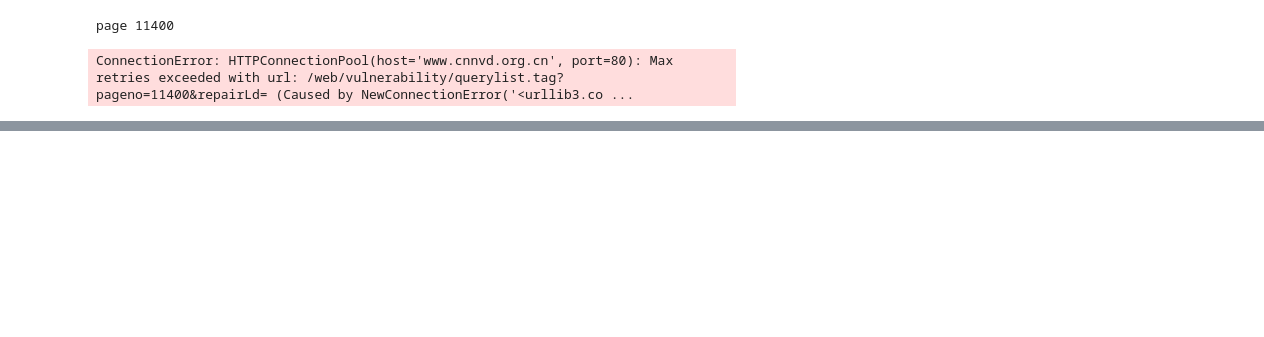
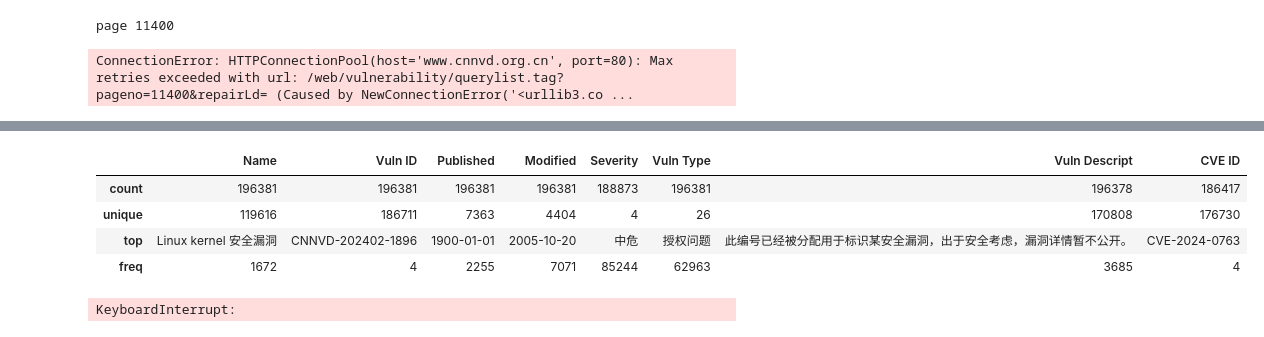
Before and after one commit to aissa302/ES-vuln-classifier, a Jupyter notebook: notbooks/cnnvd-parser.ipynb, the cells around one changed output, grey strips where cells are left out. Saved outputs shown, nothing was run; the diff lists cells and outputs as text; code cells hidden in the pictures; blank space fills up the shorter version.

Commit message:
added translation for CNNVD

```diff
--- a/notbooks/cnnvd-parser.ipynb
+++ b/notbooks/cnnvd-parser.ipynb
@@ -250,0 +253,15 @@ with open(output_file, 'w', encoding='utf-8') as file:
+# %%
+import pandas as pd
+from tqdm import tqdm
+import os
+
+# CNNVD CSV files Path
+cnnvd_csv_path = '../data/cnnvd-data/cnnvd_csv_files/'
+
+# Load and concatenate all CSV files
+for filename in tqdm(os.listdir(cnnvd_csv_path)):
+    if filename.endswith('.csv'):
+        if not 'cnnvd' in locals():
+            cnnvd = pd.read_csv(cnnvd_csv_path + filename)
+        else:
+            cnnvd = pd.concat([cnnvd, pd.read_csv(cnnvd_csv_path + filename)], ignore_index=True)
@@ -250,0 +286,44 @@ with open(output_file, 'w', encoding='utf-8') as file:
+# %%
+cnnvd.describe()
+# %% [output]
+|  | Name | Vuln ID | Published | Modified | Severity | Vuln Type | Vuln Descript | CVE ID |
+| count | 196381 | 196381 | 196381 | 196381 | 188873 | 196381 | 196378 | 186417 |
+| unique | 119616 | 186711 | 7363 | 4404 | 4 | 26 | 170808 | 176730 |
+| top | Linux kernel 安全漏洞 | CNNVD-202402-1896 | 1900-01-01 | 2005-10-20 | 中危 | 授权问题 | 此编号已经被分配用于标识某安全漏洞，出于安全考虑，漏洞详情暂不公开。 | CVE-2024-0763 |
+| freq | 1672 | 4 | 2255 | 7071 | 85244 | 62963 | 3685 | 4 |
+# %%
+import pandas as pd
+from googletrans import Translator
+from tqdm.auto import tqdm
+
+tqdm.pandas()
+
+# Initialize the translator
+translator = Translator()
+
+def translate_text(text, dest_language="en"):
+    # Translate the text and return the translated text
+    try:
+        translated = translator.translate(text, dest=dest_language)
+        return translated.text
+    except Exception as e:
+        print(f"Error translating text: {e}")
+        return text
+
+def translate_csv(file_path, dest_language="en"):
+    # Load the CSV file
+    df = pd.read_csv(file_path)
+
+    # Assuming all columns need to be translated, iterate over each cell and translate the text
+    for column in df.columns:
+        # Check if the column data type is string
+        if df[column].dtype == object:
+            df[column] = df[column].progress_apply(lambda text: translate_text(text, dest_language) if isinstance(text, str) else text)
+
+    # Save the translated dataframe to a new CSV file
+    df.to_csv('../data/cnnvd-data/cnnvd_data_translated.csv', index=False)
+
+# Replace 'path/to/your/file.csv' with the path to your CSV file
+translate_csv('../data/cnnvd-data/cnnvd_data_12_03_24.csv')
+# %% [output]
+KeyboardInterrupt:
```
Also changed, not shown: parts of 2 cells of this notebook, 1 other file.
